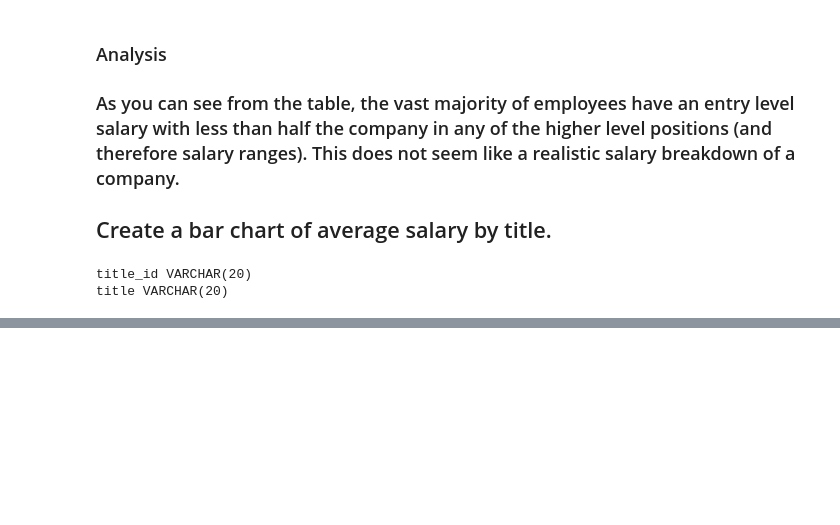
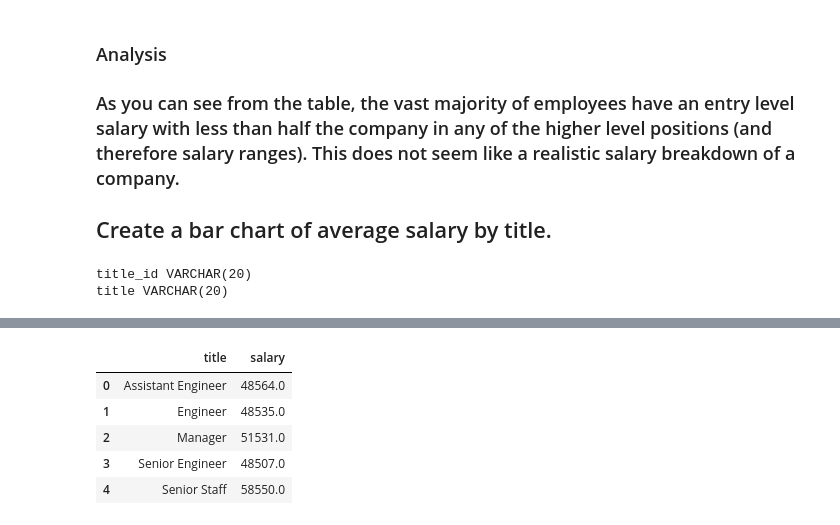
Before and after one commit to pooja0716/sql-challenge, a Jupyter notebook: EmployeeSQL/Bonus.ipynb, the cells around one changed output, grey strips where cells are left out. Saved outputs shown, nothing was run; the diff lists cells and outputs as text; code cells hidden in the pictures; blank space fills up the shorter version.

```diff
--- a/EmployeeSQL/Bonus.ipynb
+++ b/EmployeeSQL/Bonus.ipynb
@@ -87,0 +119,15 @@ hire_date DATE
+# %%
+# To make bar chart showing average salary by title:
+# Slice salary and title from df; find mean grouped by title; make into dataframe with two columns, title and salary
+
+sal_title_df = emp_title_sal_df[["title","salary"]]
+
+sal_title_df=sal_title_df.groupby("title").mean().reset_index().round()
+sal_title_df.head(5)
+# %% [output]
+|  | title | salary |
+| 0 | Assistant Engineer | 48564.0 |
+| 1 | Engineer | 48535.0 |
+| 2 | Manager | 51531.0 |
+| 3 | Senior Engineer | 48507.0 |
+| 4 | Senior Staff | 58550.0 |
```
Also changed, not shown: parts of 6 cells of this notebook, 3 other files.
